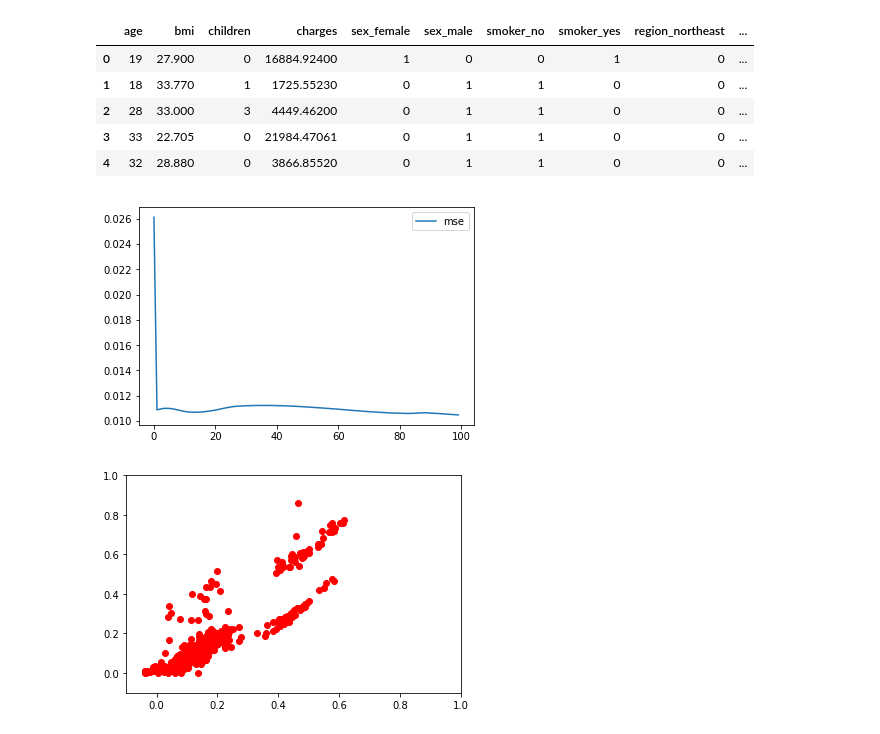
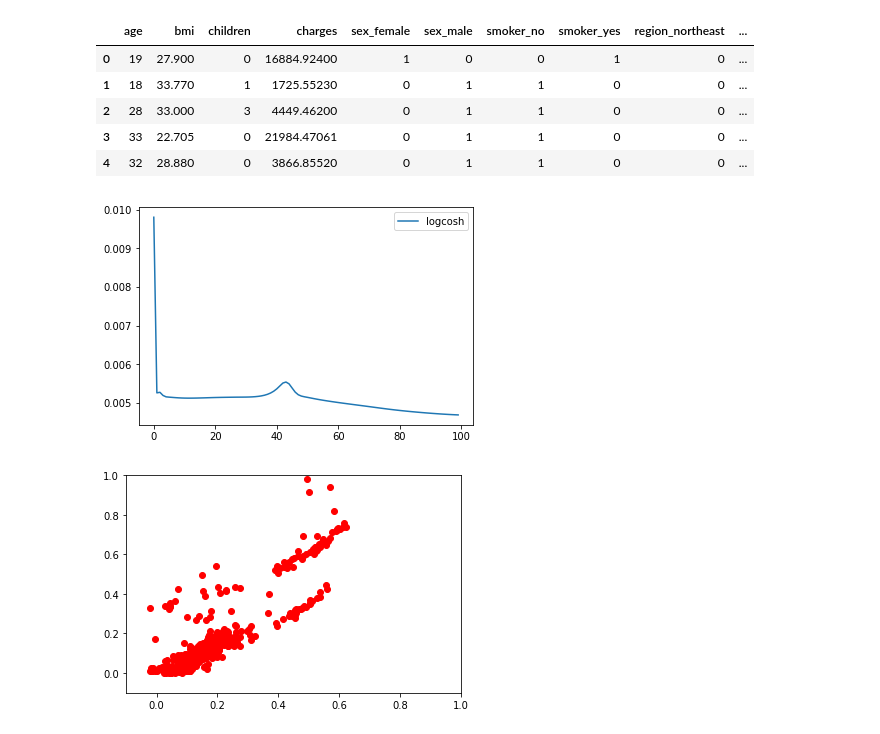
Before and after one commit to maravenag/kaggle, a Jupyter notebook: insurance_regression/Insurance.ipynb, the cells around one changed output. Cells and saved outputs as stored; diff of their text form; code cells hidden in the pictures.

Commit message:
change loss function to logcosh

```diff
--- a/insurance_regression/Insurance.ipynb
+++ b/insurance_regression/Insurance.ipynb
@@ -72,18 +72,18 @@ X_train, X_test, y_train, y_test = train_test_split(x, y, test_size=0.3, random_
 model = Sequential()
 model.add(Dense(100, input_shape=(X_train.shape[1],)))
 model.add(Activation('linear'))
-model.add(Dense(100))
+model.add(Dense(30))
 model.add(Activation('linear'))
 model.add(Dense(1))
-model.compile(loss='mse', optimizer='adamax', metrics=['mse'])
+model.compile(loss='logcosh', optimizer='adamax', metrics=['logcosh'])
 # %%
 history = model.fit(X_train, y_train, epochs=100, batch_size=32, verbose=0, shuffle=False)
 # %%
-plt.plot(history.history['mean_squared_error'])
-plt.legend(['mse'])
+plt.plot(history.history['logcosh'])
+plt.legend(['logcosh'])
 plt.show()
 # %% [output]
-[figure, old version]
+[figure, new version]
 # %%
 predictions = model.predict(X_test)
 # %%
@@ -95,4 +95,4 @@ plt.ylim(ymin=-0.1, ymax=1)
 plt.xlim(xmin=-0.1, xmax=1)
 plt.show()
 # %% [output]
-[figure, old version]
+[figure, new version]
```
Also changed, not shown: parts of 1 cell of this notebook.
